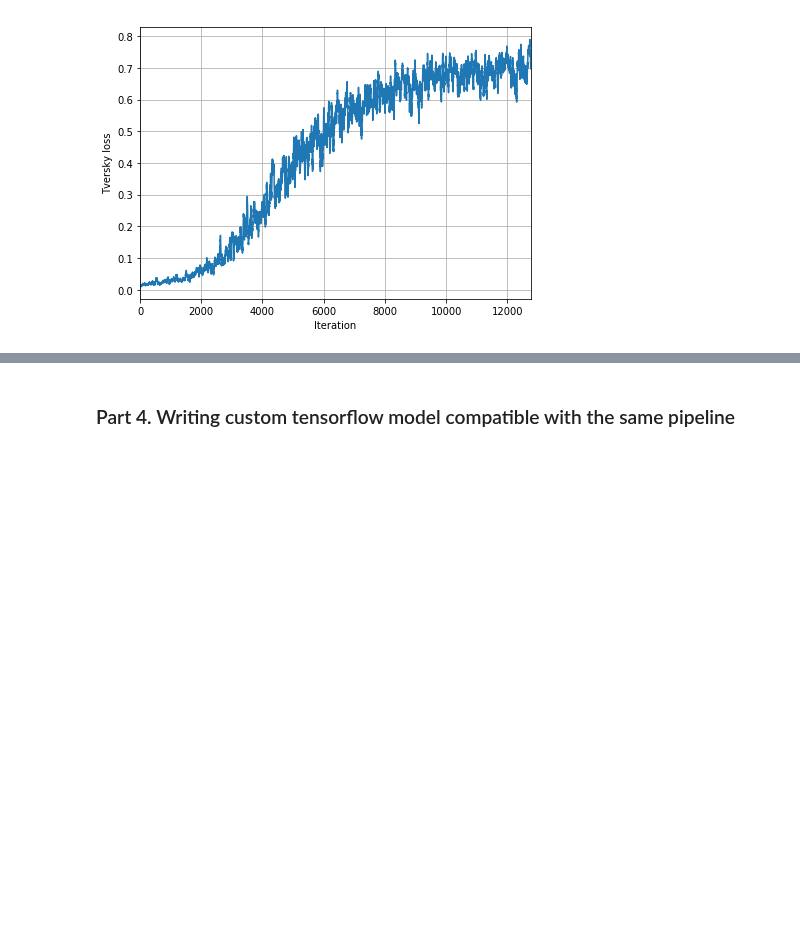
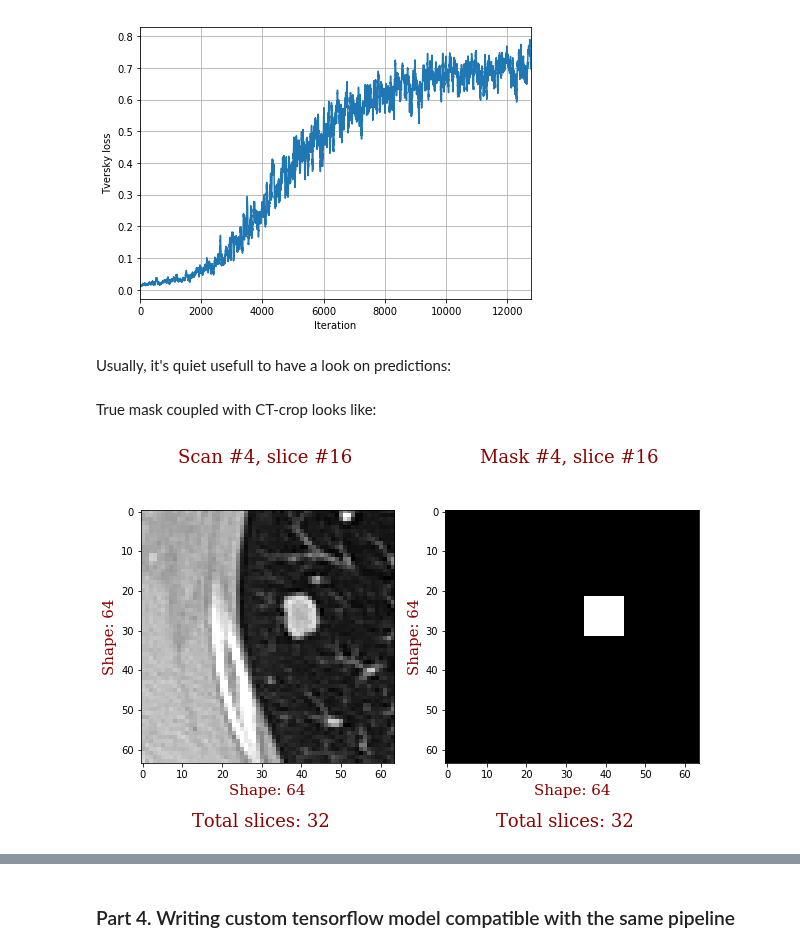
Before and after one commit to analysiscenter/radio, a Jupyter notebook: tutorials/RadIO.IV.ipynb, the cells around one changed output, grey strips where cells are left out. Drawn from its saved outputs; the diff is of its cells as text; code cells hidden in the pictures; blank space fills up the shorter version.

```diff
--- a/tutorials/RadIO.IV.ipynb
+++ b/tutorials/RadIO.IV.ipynb
@@ -228,3 +241,5 @@ plt.ylabel('Tversky loss')
 # %% [output]
 <matplotlib.text.Text at 0x...>
 [figure]
+# %% [markdown]
+Usually, it's quiet usefull to have a look on predictions:
@@ -230,0 +249,6 @@ plt.ylabel('Tversky loss')
+# %% [markdown]
+True mask coupled with CT-crop looks like:
+# %%
+show_slices(batch, scan_indices=4, ns_slice=16, clims=[(0, 255), (0, 1)], components=('images', 'masks'), grid=False)
+# %% [output]
+[figure, added]
```
Also changed, not shown: parts of 28 cells of this notebook.
